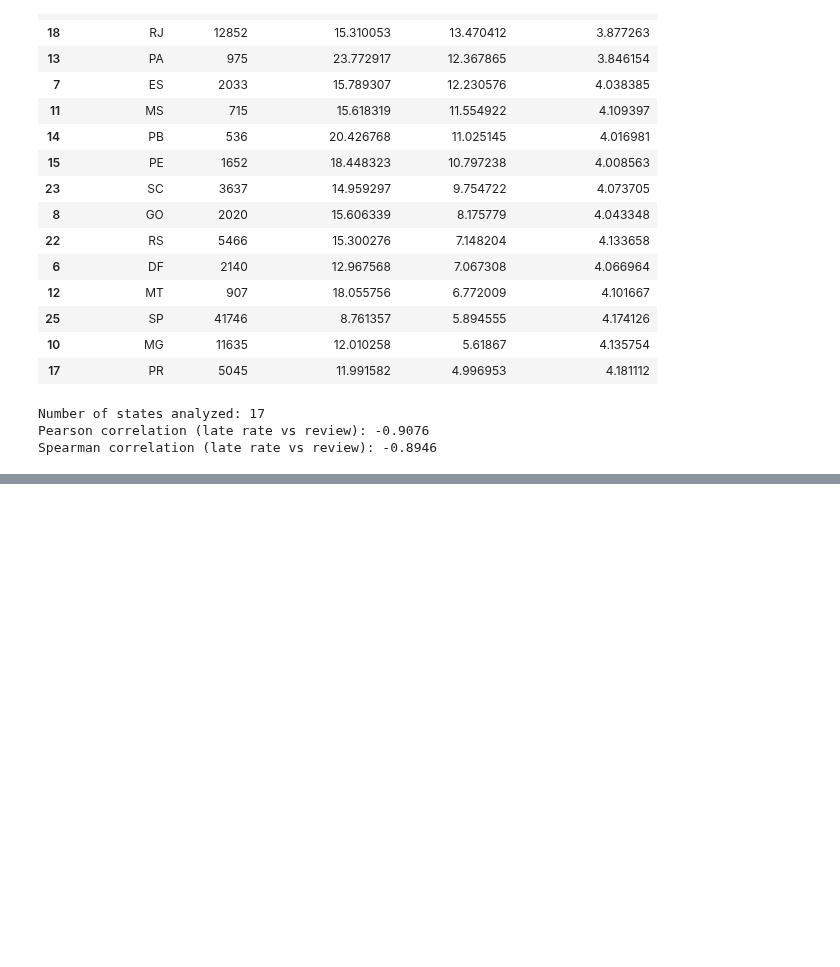
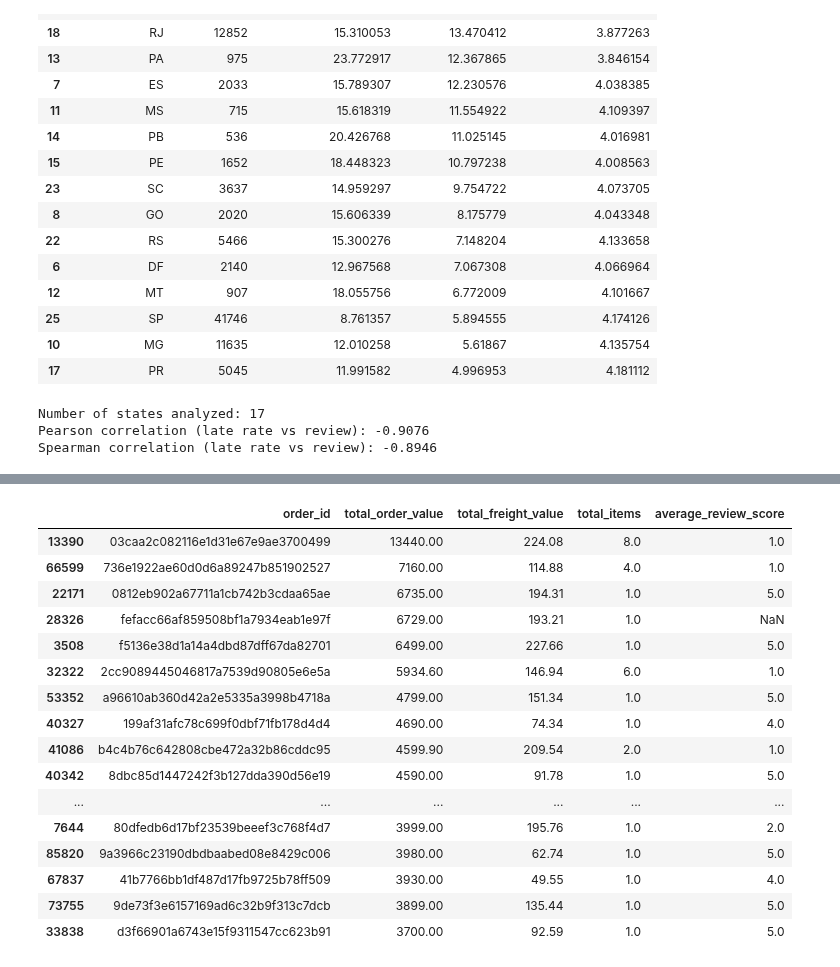
Before and after one commit to kartikeysharma2645/Real-World-Dataset-Analysis, a Jupyter notebook: notebook/real_world_dataset_analysis.ipynb, the cells around one changed output, grey strips where cells are left out. Drawn from its saved outputs; the diff is of its cells as text; code cells hidden in the pictures; blank space fills up the shorter version.

```diff
--- a/notebook/real_world_dataset_analysis.ipynb
+++ b/notebook/real_world_dataset_analysis.ipynb
@@ -2002,0 +2227,41 @@ Spearman correlation (late rate vs review): -0.8946
+# %%
+# Identify extreme value orders with the highest total order values
+extreme_value_orders = (
+    orders_clean[
+        orders_clean["total_order_value"].notna() &
+        orders_clean["total_freight_value"].notna()
+    ][
+        [
+            "order_id",
+            "total_order_value",
+            "total_freight_value",
+            "total_items",
+            "average_review_score"
+        ]
+    ]
+    .sort_values(
+        "total_order_value",
+        ascending=False
+    )
+    .head(20)
+)
+
+display(extreme_value_orders)
+# %% [output]
+|  | order_id | total_order_value | total_freight_value | total_items | average_review_score |
+| 13390 | 03caa2c082116e1d31e67e9ae3700499 | 13440.00 | 224.08 | 8.0 | 1.0 |
+| 66599 | 736e1922ae60d0d6a89247b851902527 | 7160.00 | 114.88 | 4.0 | 1.0 |
+| 22171 | 0812eb902a67711a1cb742b3cdaa65ae | 6735.00 | 194.31 | 1.0 | 5.0 |
+| 28326 | fefacc66af859508bf1a7934eab1e97f | 6729.00 | 193.21 | 1.0 | NaN |
+| 3508 | f5136e38d1a14a4dbd87dff67da82701 | 6499.00 | 227.66 | 1.0 | 5.0 |
+| 32322 | 2cc9089445046817a7539d90805e6e5a | 5934.60 | 146.94 | 6.0 | 1.0 |
+| 53352 | a96610ab360d42a2e5335a3998b4718a | 4799.00 | 151.34 | 1.0 | 5.0 |
+| 40327 | 199af31afc78c699f0dbf71fb178d4d4 | 4690.00 | 74.34 | 1.0 | 4.0 |
+| 41086 | b4c4b76c642808cbe472a32b86cddc95 | 4599.90 | 209.54 | 2.0 | 1.0 |
+| 40342 | 8dbc85d1447242f3b127dda390d56e19 | 4590.00 | 91.78 | 1.0 | 5.0 |
+| ... | ... | ... | ... | ... | ... |
+| 7644 | 80dfedb6d17bf23539beeef3c768f4d7 | 3999.00 | 195.76 | 1.0 | 2.0 |
+| 85820 | 9a3966c23190dbdbaabed08e8429c006 | 3980.00 | 62.74 | 1.0 | 5.0 |
+| 67837 | 41b7766bb1df487d17fb9725b78ff509 | 3930.00 | 49.55 | 1.0 | 4.0 |
+| 73755 | 9de73f3e6157169ad6c32b9f313c7dcb | 3899.00 | 135.44 | 1.0 | 5.0 |
+| 33838 | d3f66901a6743e15f9311547cc623b91 | 3700.00 | 92.59 | 1.0 | 5.0 |
```
Also changed, not shown: parts of 20 cells of this notebook, 1 other file.
